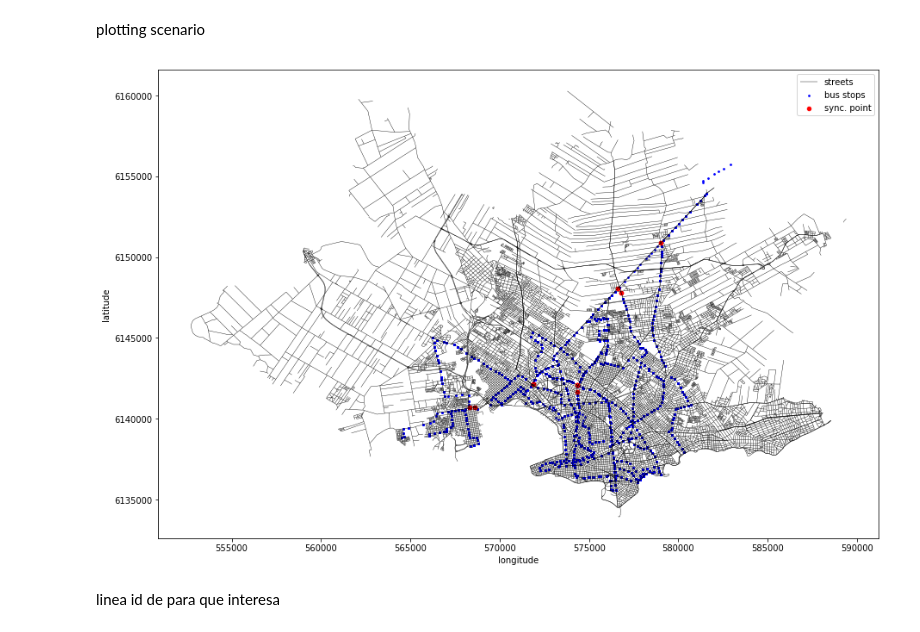
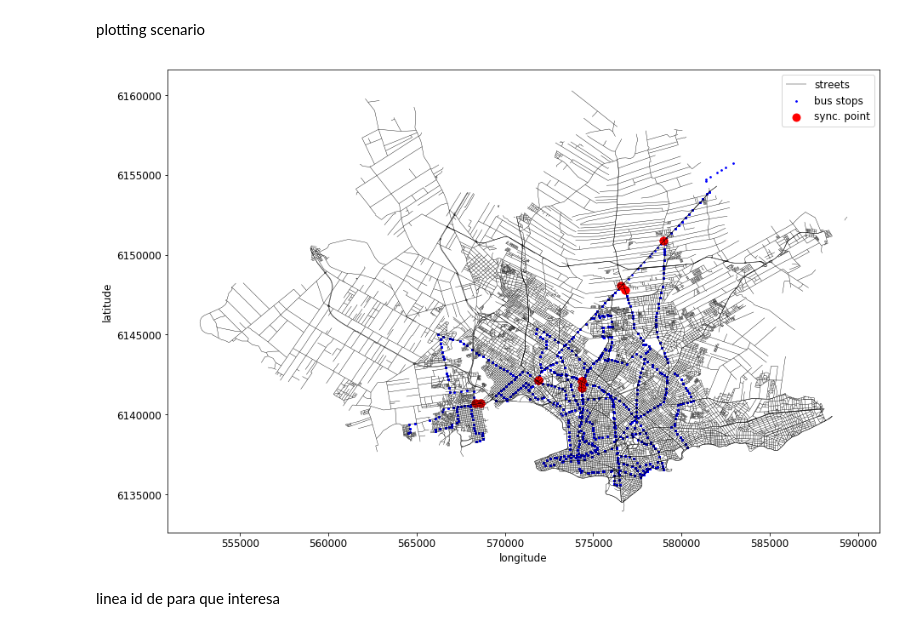
Before and after one commit to jonathan-murana/bus-generator, a Jupyter notebook: bus.ipynb, the cells around one changed output. Drawn from its saved outputs; the diff is of its cells as text; code cells hidden in the pictures.

```diff
--- a/bus.ipynb
+++ b/bus.ipynb
@@ -496,35 +582,35 @@ syncs2 = gpd.GeoDataFrame(transfers_with_stop_coors, crs=crs, geometry=geometry)
 
 fig, ax = plt.subplots(figsize=(15, 10))
 
 gdf_streets.plot(ax=ax,
                 linewidth=0.4,
                 color="black",
                 label="streets")
 
 
 gdf_bus_stops.plot(ax=ax,
                    color="blue",
                 markersize=3,
               label="bus stops")
 
 syncs = syncs1.append(syncs2)
 
 syncs.plot(ax=ax,
                    color="red",
-                markersize=20,
+                markersize=80,
               label="sync. point")
 
 
 plt.legend()
 plt.xlabel("longitude")
 plt.ylabel("latitude")
 plt.rcParams.update({'font.size': 12})
 #display(gdf_bus_stops.head())
 
 
 plt.savefig("figs/paradas_buses.png", bbox_inches='tight')
 # %% [output]
-[figure, old version]
+[figure, new version]
 # %% [markdown]
 linea id de para que interesa
 # %%
```
Also changed, not shown: parts of 6 cells of this notebook, 3 other files.
